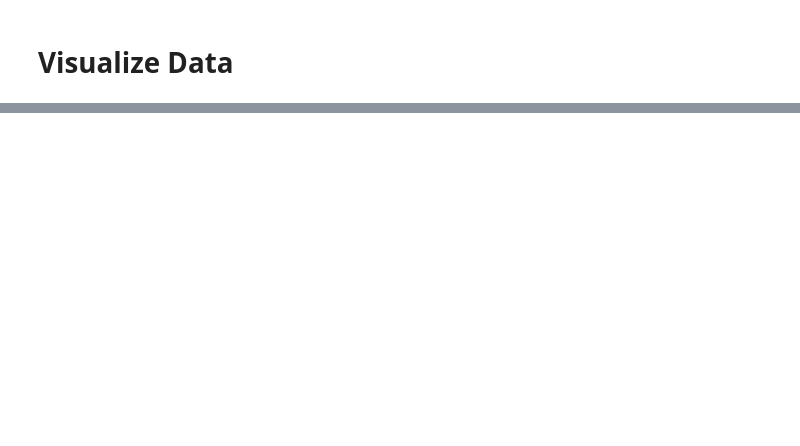
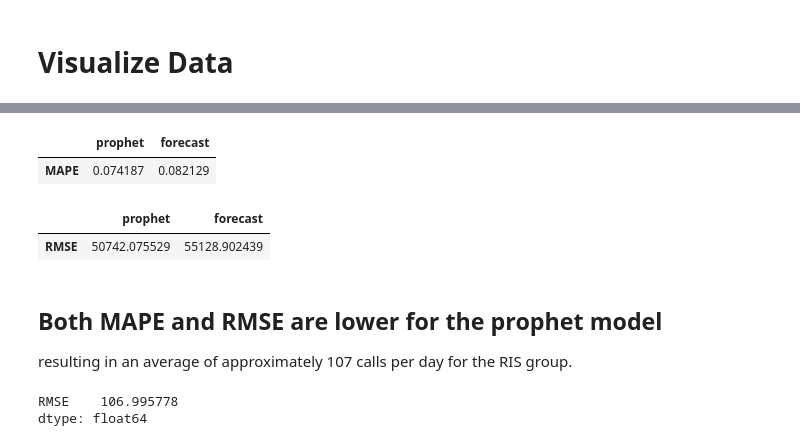
Before and after one commit to majickdave/dji_vol, a Jupyter notebook: prophet_model.ipynb, the cells around one changed output, grey strips where cells are left out. Saved outputs shown, nothing was run; the diff lists cells and outputs as text; code cells hidden in the pictures; blank space fills up the shorter version.

```diff
--- a/prophet_model.ipynb
+++ b/prophet_model.ipynb
@@ -118,0 +111,10 @@ d
+# %%
+# create forecast window
+f = forecast[(forecast['ds']>='2020-08-17') & (
+    forecast['ds']<'2020-10-14')][['ds','yhat', 'yhat_lower', 'yhat_upper']]
+
+# get rid of holiday and weekend
+f = f[~f['ds'].dt.weekday.isin([5,6])]
+
+# drop labor day 2020
+f = f[f['ds']!='2020-09-07']
@@ -118,0 +130,40 @@ d
+# %%
+# join actual and current forecast
+f['actual'] = df2['RECEIVED'].values
+
+f['forecast'] = df2['FORECAST'].values
+# %%
+def get_error(f, metric='MAPE'):
+    """
+    take in a dataframe f, of predictions, y_hat,
+    and a list of actuals, y and return
+    a float
+    """
+    res = {}
+    if metric == 'MAPE':
+        res['prophet'] = abs((f['yhat']-f['actual'])/f['actual']).mean()
+        res['forecast'] = abs((f['forecast']-f['actual'])/f['actual']).mean()
+    else:
+        res['prophet'] = ((f['yhat']-f['actual'])**2).sum()/f.shape[0]
+        res['forecast'] = ((f['forecast']-f['actual'])**2).sum()/f.shape[0]
+
+    return pd.DataFrame(res, index=[metric])
+
+display(get_error(f))
+rmse = get_error(f, metric='RMSE')
+display(rmse)
+# %% [output]
+|  | prophet | forecast |
+| MAPE | 0.074187 | 0.082129 |
+|  | prophet | forecast |
+| RMSE | 50742.075529 | 55128.902439 |
+# %% [markdown]
+## Both MAPE and RMSE are lower for the prophet model
+
+resulting in an average of approximately 107 calls per day for the RIS group.
+# %%
+# calculate average difference between forecast and model
+(rmse['forecast'] - rmse['prophet']) / f.shape[0]
+# %% [output]
+RMSE    106.995778
+dtype: float64
```
Also changed, not shown: parts of 14 cells of this notebook, 8 other files.
